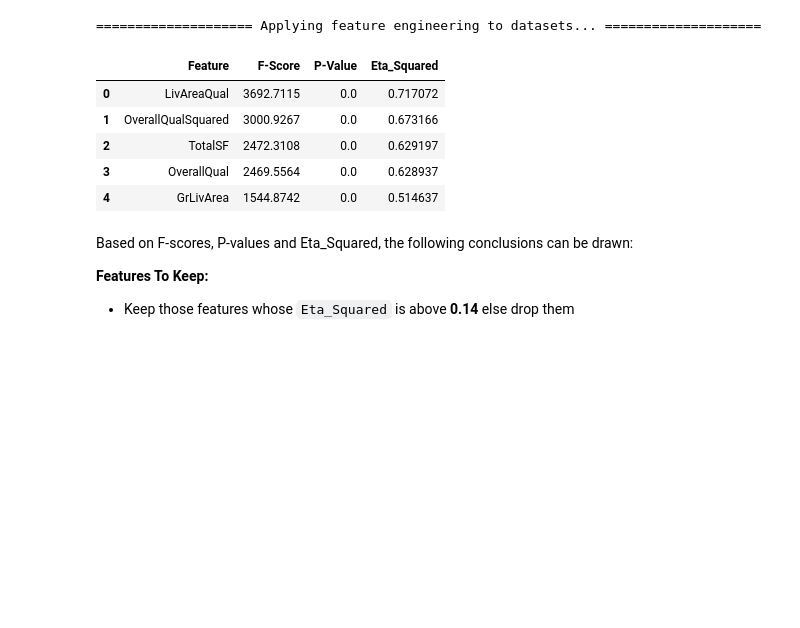
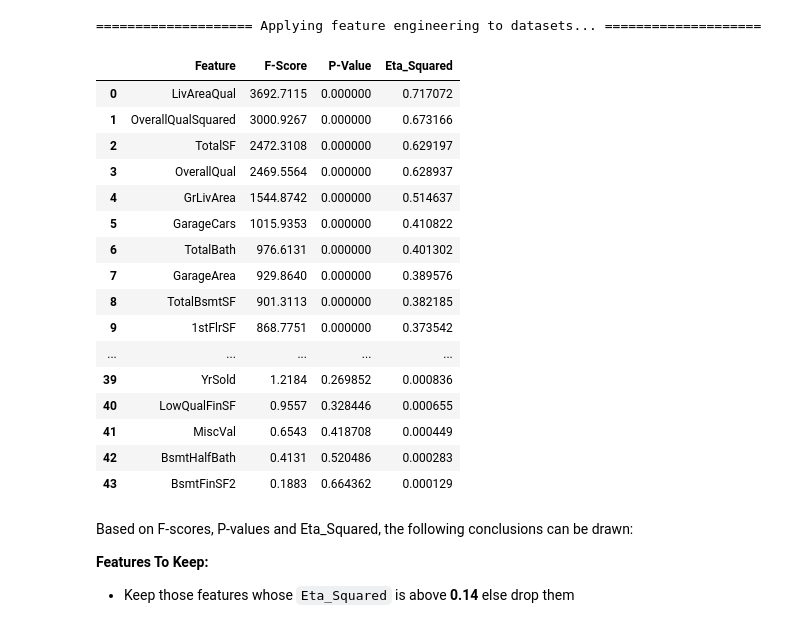
Before and after one commit to annugit1655/Real-Estate-Price-Prediction, a Jupyter notebook: Real-Estate-Price-Prediction/notebooks/02-Preprocessing-&-Feature-Engg.ipynb, the cells around one changed output. Cells and saved outputs as stored; diff of their text form; code cells hidden in the pictures; blank space fills up the shorter version.

```diff
--- a/Real-Estate-Price-Prediction/notebooks/02-Preprocessing-&-Feature-Engg.ipynb
+++ b/Real-Estate-Price-Prediction/notebooks/02-Preprocessing-&-Feature-Engg.ipynb
@@ -698,14 +698,25 @@ def compute_f_scores_with_eta(X, y):
     return scores_df
 # %%
 scores_df = compute_f_scores_with_eta(train_pro[num_col], train_pro['SalePrice'])
-display(scores_df.sort_values(by='Eta_Squared', ascending=False, ignore_index=True).head())
+display(scores_df.sort_values(by='Eta_Squared', ascending=False, ignore_index=True))
 # %% [output]
 |  | Feature | F-Score | P-Value | Eta_Squared |
-| 0 | LivAreaQual | 3692.7115 | 0.0 | 0.717072 |
-| 1 | OverallQualSquared | 3000.9267 | 0.0 | 0.673166 |
-| 2 | TotalSF | 2472.3108 | 0.0 | 0.629197 |
-| 3 | OverallQual | 2469.5564 | 0.0 | 0.628937 |
-| 4 | GrLivArea | 1544.8742 | 0.0 | 0.514637 |
+| 0 | LivAreaQual | 3692.7115 | 0.000000 | 0.717072 |
+| 1 | OverallQualSquared | 3000.9267 | 0.000000 | 0.673166 |
+| 2 | TotalSF | 2472.3108 | 0.000000 | 0.629197 |
+| 3 | OverallQual | 2469.5564 | 0.000000 | 0.628937 |
+| 4 | GrLivArea | 1544.8742 | 0.000000 | 0.514637 |
+| 5 | GarageCars | 1015.9353 | 0.000000 | 0.410822 |
+| 6 | TotalBath | 976.6131 | 0.000000 | 0.401302 |
+| 7 | GarageArea | 929.8640 | 0.000000 | 0.389576 |
+| 8 | TotalBsmtSF | 901.3113 | 0.000000 | 0.382185 |
+| 9 | 1stFlrSF | 868.7751 | 0.000000 | 0.373542 |
+| ... | ... | ... | ... | ... |
+| 39 | YrSold | 1.2184 | 0.269852 | 0.000836 |
+| 40 | LowQualFinSF | 0.9557 | 0.328446 | 0.000655 |
+| 41 | MiscVal | 0.6543 | 0.418708 | 0.000449 |
+| 42 | BsmtHalfBath | 0.4131 | 0.520486 | 0.000283 |
+| 43 | BsmtFinSF2 | 0.1883 | 0.664362 | 0.000129 |
 # %% [markdown]
 Based on F-scores, P-values and Eta_Squared, the following conclusions can be drawn:
 
```
